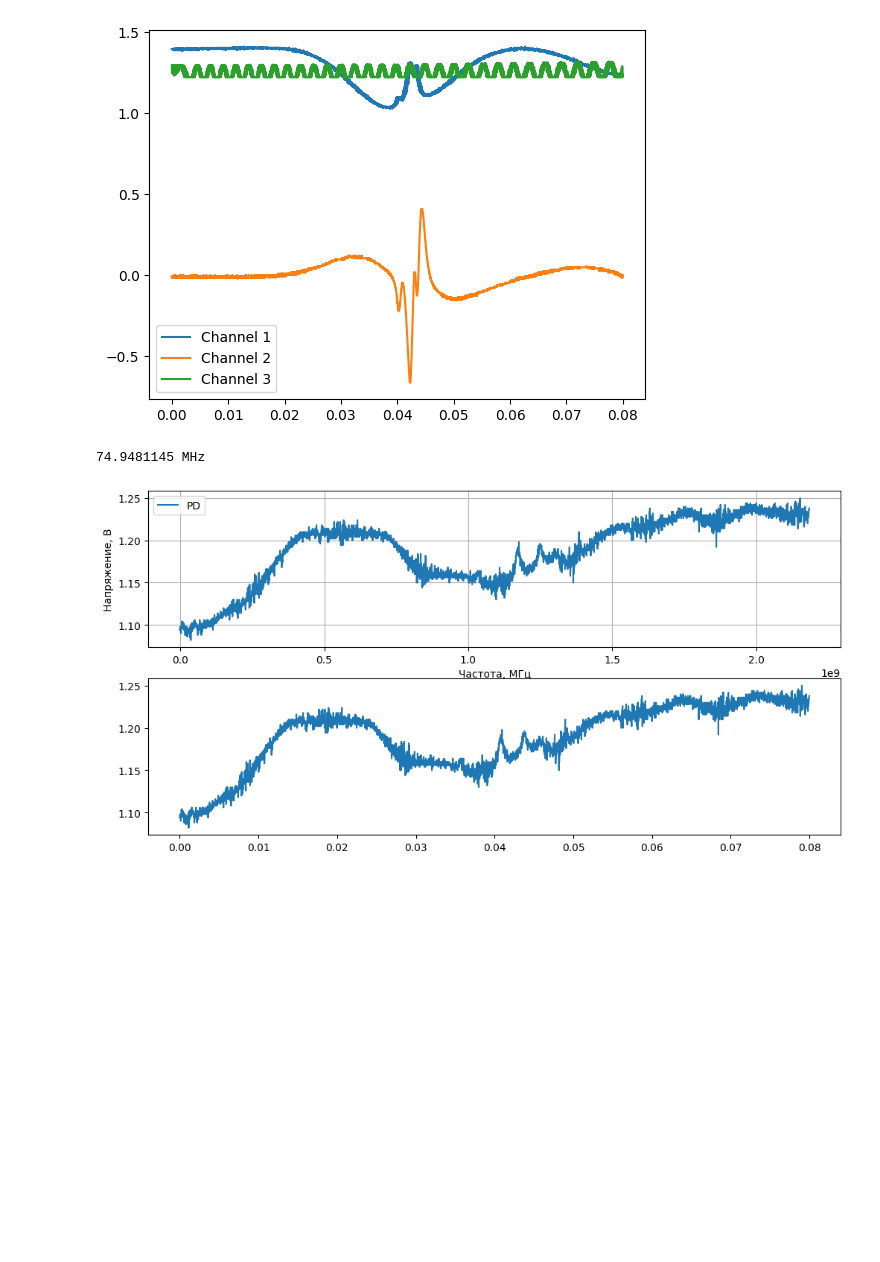
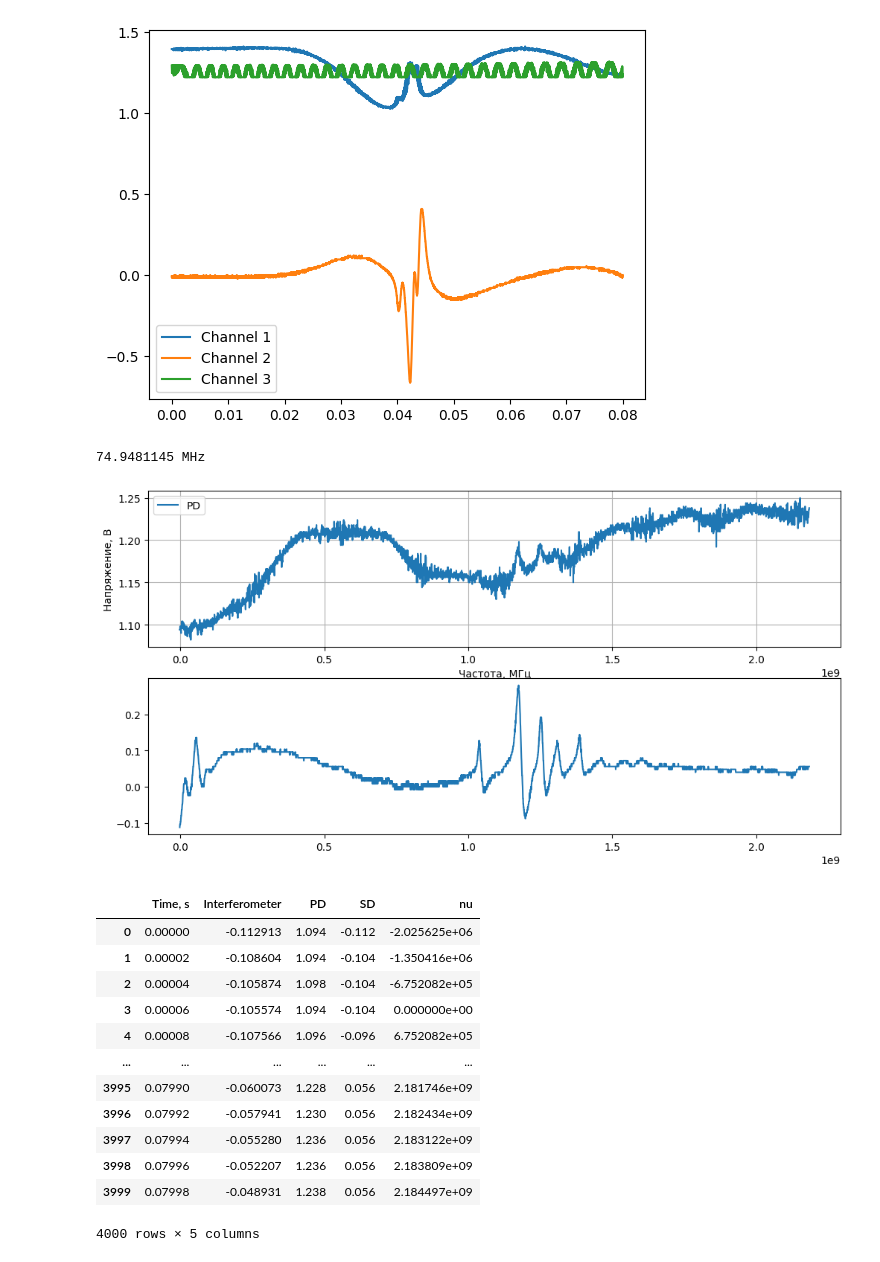
Before and after one commit to RedBrean/term2, a Jupyter notebook: term6/labs/Rb_II_data/rb.ipynb, the cells around one changed output. Saved outputs shown, nothing was run; the diff lists cells and outputs as text; code cells hidden in the pictures; blank space fills up the shorter version.

```diff
--- a/term6/labs/Rb_II_data/rb.ipynb
+++ b/term6/labs/Rb_II_data/rb.ipynb
@@ -137,6 +137,9 @@ def data_parse(file_name):
     data["Time, s"] = raw_data["Time, s"]
     data["Interferometer"] = raw_data["V_3"]
     data["PD"] = raw_data["V_1"]
+    data["SD"] = raw_data["V_2"]
+
+
     b, a = sp.signal.butter(3, [0.01,100000], btype='band', fs=1000000)
     data["Interferometer"] = sp.signal.filtfilt(b, a, data["Interferometer"])
     peaks_x, distances, fig_peaks = find_peaks_and_make_nu(data)
@@ -144,32 +147,46 @@ def data_parse(file_name):
         if t < peaks_x[0]:
             # Extrapolate using first interval
             dt = peaks_x[1] - peaks_x[0]
             fraction = (t - peaks_x[0]) / dt
             return dnu * fraction
         elif t > peaks_x[-1]:
             # Extrapolate using last interval
             dt = peaks_x[-1] - peaks_x[-2]
             fraction = (t - peaks_x[-1]) / dt
             return dnu * (len(peaks_x) - 1 + fraction)
         else:
             # Original logic
             i = len(peaks_x[peaks_x < t]) - 1
             fraction = (t - peaks_x[i]) / (peaks_x[i+1] - peaks_x[i])
             return dnu * (i + fraction)
 
 
     data["nu"] = data["Time, s"].apply(delta_nu)
 
     fig_PD, (ax_PD, ax_PD_2) = plt.subplots(2, 1, figsize=(12, 6))
     ax_PD.plot(data["nu"], data["PD"], label="PD")
-    ax_PD_2.plot(data["Time, s"], data["PD"], label="PD")
+    ax_PD_2.plot(data["nu"], data["SD"], label="SD")
     ax_PD.set_xlabel("Частота, МГц")
     ax_PD.set_ylabel("Напряжение, В")
     ax_PD.legend()
     ax_PD.grid()
     display(fig_PD)
+    return data
 
 data_parse("87f2.txt")
 # %% [output]
 74.9481145 MHz
-[figure, old version]
+[figure, new version]
+|  | Time, s | Interferometer | PD | SD | nu |
+| 0 | 0.00000 | -0.112913 | 1.094 | -0.112 | -2.025625e+06 |
+| 1 | 0.00002 | -0.108604 | 1.094 | -0.104 | -1.350416e+06 |
+| 2 | 0.00004 | -0.105874 | 1.098 | -0.104 | -6.752082e+05 |
+| 3 | 0.00006 | -0.105574 | 1.094 | -0.104 | 0.000000e+00 |
+| 4 | 0.00008 | -0.107566 | 1.096 | -0.096 | 6.752082e+05 |
+| ... | ... | ... | ... | ... | ... |
+| 3995 | 0.07990 | -0.060073 | 1.228 | 0.056 | 2.181746e+09 |
+| 3996 | 0.07992 | -0.057941 | 1.230 | 0.056 | 2.182434e+09 |
+| 3997 | 0.07994 | -0.055280 | 1.236 | 0.056 | 2.183122e+09 |
+| 3998 | 0.07996 | -0.052207 | 1.236 | 0.056 | 2.183809e+09 |
+| 3999 | 0.07998 | -0.048931 | 1.238 | 0.056 | 2.184497e+09 |
+4000 rows × 5 columns
```
Also changed, not shown: parts of 1 cell of this notebook.
